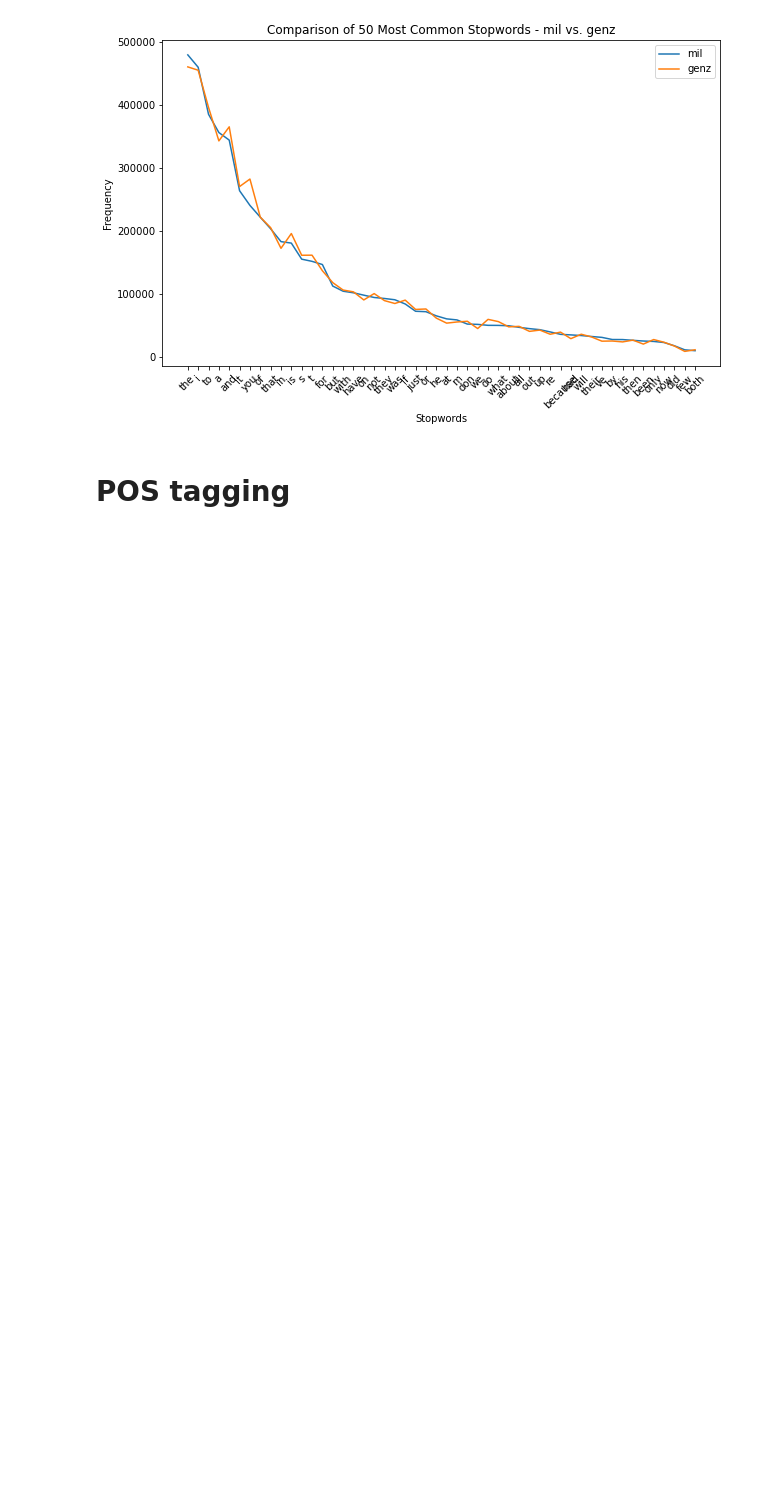
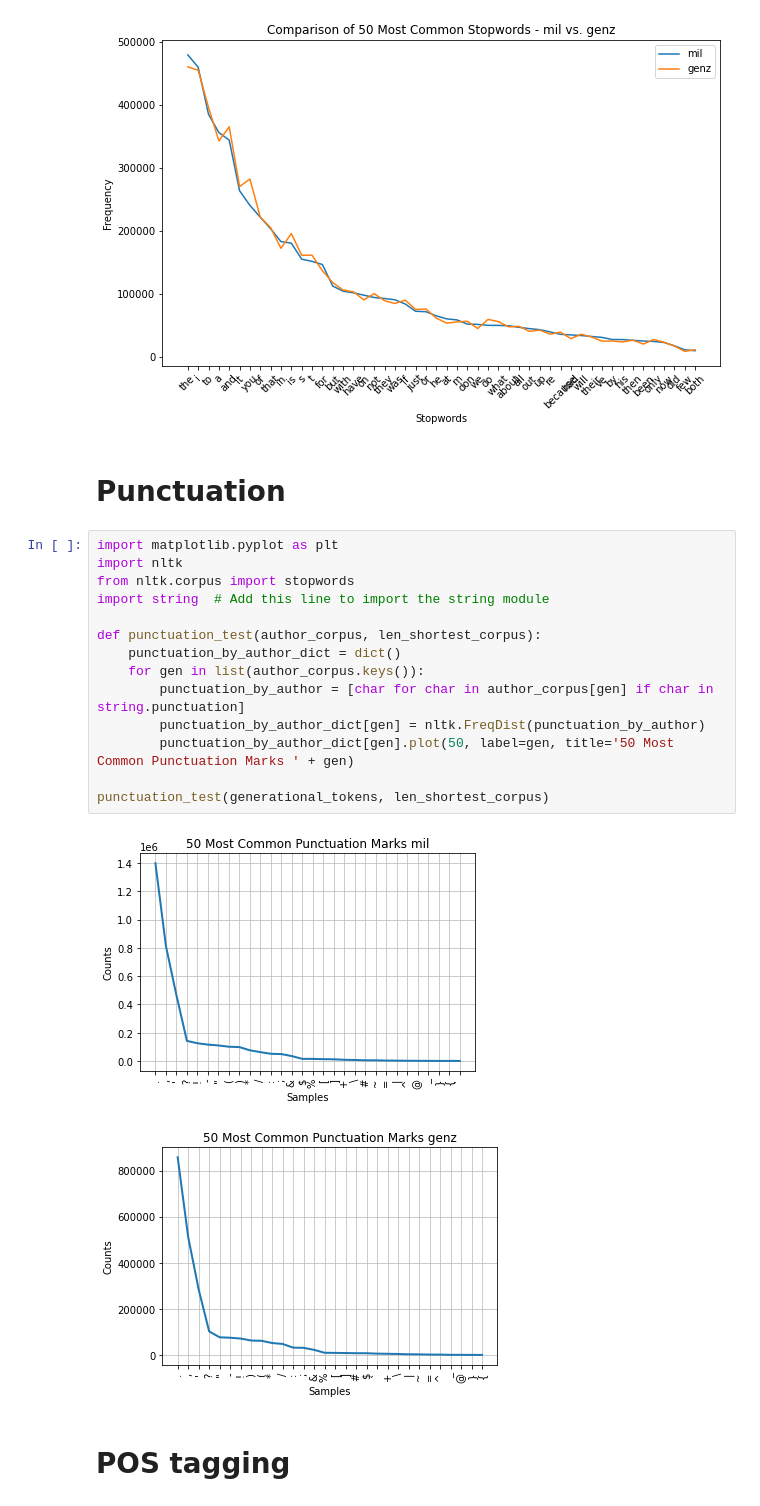
Before and after one commit to mdegoede/LanguageAndAI, a Jupyter notebook: preprocessing.ipynb, the cells around one changed output. Drawn from its saved outputs; the diff is of its cells as text; blank space fills up the shorter version.

Commit message:
Token length, Word length, Stopwords, Punctuation, POS tagging, Document length, Sentence length, Averages.

```diff
--- a/preprocessing.ipynb
+++ b/preprocessing.ipynb
@@ -244,6 +244,25 @@ def stopwords_comparison(corpus, len_shortest_corpus):
 stopwords_comparison(generational_tokens, len_shortest_corpus)
 # %% [output]
 [figure]
+# %% [markdown]
+# Punctuation
+# %%
+import matplotlib.pyplot as plt
+import nltk
+from nltk.corpus import stopwords
+import string  # Add this line to import the string module
+
+def punctuation_test(author_corpus, len_shortest_corpus):
+    punctuation_by_author_dict = dict()
+    for gen in list(author_corpus.keys()):
+        punctuation_by_author = [char for char in author_corpus[gen] if char in string.punctuation]
+        punctuation_by_author_dict[gen] = nltk.FreqDist(punctuation_by_author)
+        punctuation_by_author_dict[gen].plot(50, label=gen, title='50 Most Common Punctuation Marks ' + gen)
+
+punctuation_test(generational_tokens, len_shortest_corpus)
+# %% [output]
+[figure, added]
+[figure, added]
 # %% [markdown]
 # POS tagging
 # %%
```
Also changed, not shown: parts of 1 cell of this notebook.
